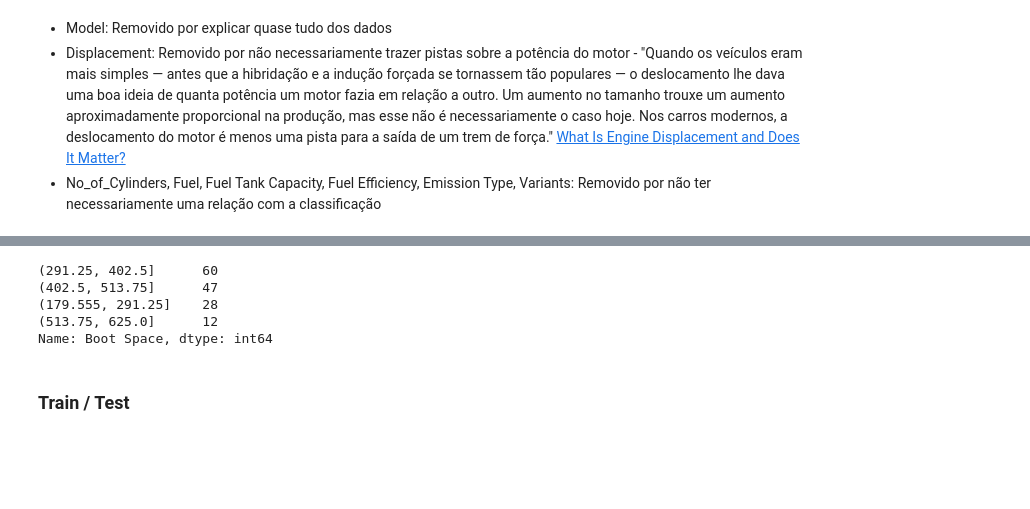
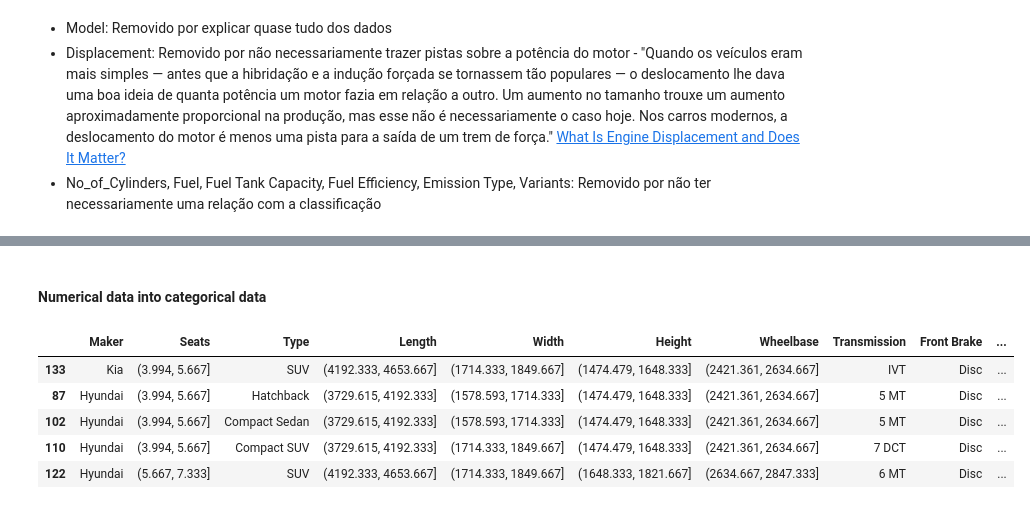
Before and after one commit to carloscalage/advanced_ai, a Jupyter notebook: decision_tree.ipynb, the cells around one changed output, grey strips where cells are left out. Saved outputs shown, nothing was run; the diff lists cells and outputs as text; code cells hidden in the pictures; blank space fills up the shorter version.

Commit message:
feat: exploratory data analysis

```diff
--- a/decision_tree.ipynb
+++ b/decision_tree.ipynb
@@ -272,0 +327,7 @@ dtype: int64
+# %%
+# Removing rows with Transmission values that occur only once
+values = cars_df['Transmission'].value_counts() == 1
+values = values[values == True]
+values_list = [x not in values for x in cars_df['Transmission']]
+cars_df = cars_df[values_list]
+cars_df.shape
@@ -272,0 +336,7 @@ dtype: int64
+# %%
+# Removing rows with Tyre Size values that occur only once
+values = cars_df['Tyre Size'].value_counts() == 1
+values = values[values == True]
+values_list = [x not in values for x in cars_df['Tyre Size']]
+cars_df = cars_df[values_list]
+cars_df.shape
@@ -344,3 +386,0 @@ array([180., 326., 433., 625.])
-# %%
-for i in range(1, len(boot_intervals)):
-  X_train.loc[(X_train['Boot Space'] > boot_intervals[i-1]) & (X_train['Boot Space'] <= boot_intervals[i]), 'Boot Space'] = i
@@ -418,12 +410,2 @@ dtype: int64
-# %%
-pd.cut(cars_df['Boot Space'], bins=4).value_counts()
-# %% [output]
-(291.25, 402.5]      60
-(402.5, 513.75]      47
-(179.555, 291.25]    28
-(513.75, 625.0]      12
-Name: Boot Space, dtype: int64
-# %% [markdown]
-### Train / Test
-# %%
-X_train, X_test = train_test_split(cars_df, test_size=0.2, random_state=42, stratify=cars_df['NCAP Rating'])
+# %% [markdown]
+#### Numerical data into categorical data
@@ -429,0 +427,9 @@ X_train, X_test = train_test_split(cars_df, test_size=0.2, random_state=42, stra
+# %%
+X_train.head()
+# %% [output]
+|  | Maker | Seats | Type | Length | Width | Height | Wheelbase | Transmission | Front Brake | ... |
+| 133 | Kia | (3.994, 5.667] | SUV | (4192.333, 4653.667] | (1714.333, 1849.667] | (1474.479, 1648.333] | (2421.361, 2634.667] | IVT | Disc | ... |
+| 87 | Hyundai | (3.994, 5.667] | Hatchback | (3729.615, 4192.333] | (1578.593, 1714.333] | (1474.479, 1648.333] | (2421.361, 2634.667] | 5 MT | Disc | ... |
+| 102 | Hyundai | (3.994, 5.667] | Compact Sedan | (3729.615, 4192.333] | (1578.593, 1714.333] | (1474.479, 1648.333] | (2421.361, 2634.667] | 5 MT | Disc | ... |
+| 110 | Hyundai | (3.994, 5.667] | Compact SUV | (3729.615, 4192.333] | (1714.333, 1849.667] | (1474.479, 1648.333] | (2421.361, 2634.667] | 7 DCT | Disc | ... |
+| 122 | Hyundai | (5.667, 7.333] | SUV | (4192.333, 4653.667] | (1714.333, 1849.667] | (1648.333, 1821.667] | (2634.667, 2847.333] | 6 MT | Disc | ... |
```
Also changed, not shown: parts of 25 cells of this notebook.
